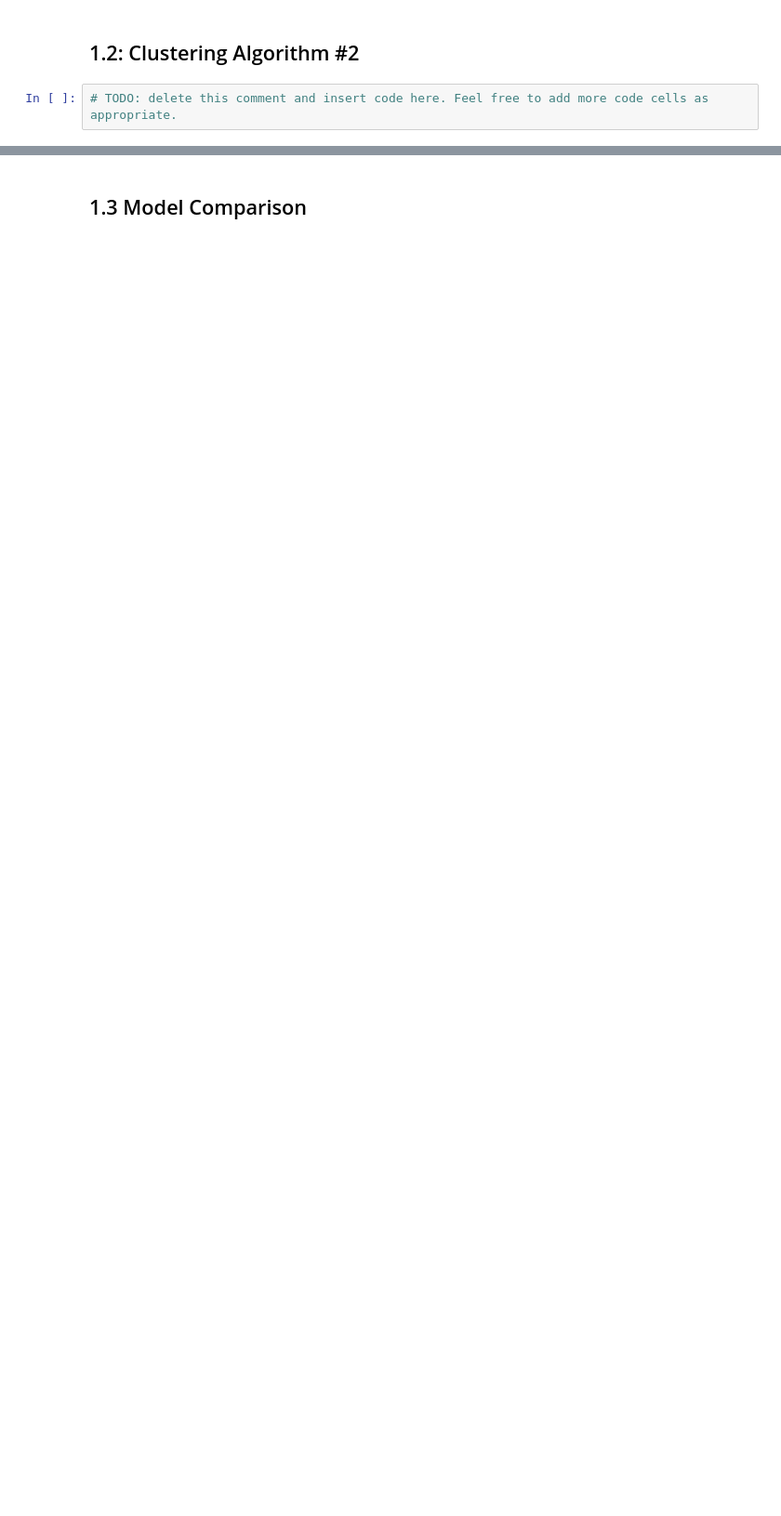
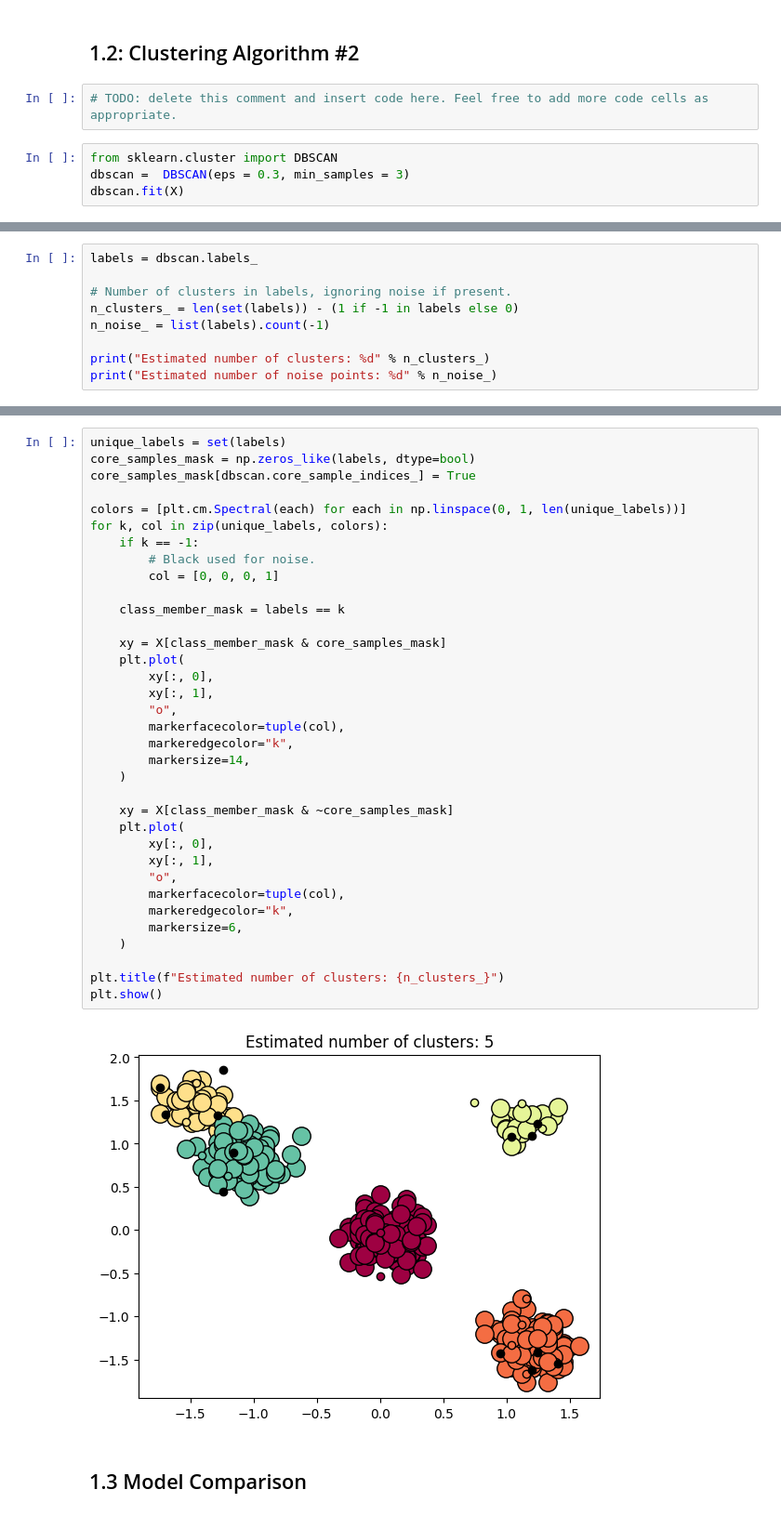
Before and after one commit to benoj67/Data-Analyst, a Jupyter notebook: MMA869/Individual Assignment/2024_869_BenojDonbosco.ipynb, the cells around one changed output, grey strips where cells are left out. Shown: that part at 93% size. Cells and saved outputs as stored; diff of their text form; blank space fills up the shorter version.

```diff
--- a/MMA869/Individual Assignment/2024_869_BenojDonbosco.ipynb
+++ b/MMA869/Individual Assignment/2024_869_BenojDonbosco.ipynb
@@ -193,3 +200,7 @@ No artists with labels found to put in legend.  Note that artists whose label st
 ## 1.2: Clustering Algorithm #2
 # %%
 # TODO: delete this comment and insert code here. Feel free to add more code cells as appropriate.
+# %%
+from sklearn.cluster import DBSCAN
+dbscan =  DBSCAN(eps = 0.3, min_samples = 3)
+dbscan.fit(X)
@@ -195,0 +229,9 @@ No artists with labels found to put in legend.  Note that artists whose label st
+# %%
+labels = dbscan.labels_
+
+# Number of clusters in labels, ignoring noise if present.
+n_clusters_ = len(set(labels)) - (1 if -1 in labels else 0)
+n_noise_ = list(labels).count(-1)
+
+print("Estimated number of clusters: %d" % n_clusters_)
+print("Estimated number of noise points: %d" % n_noise_)
@@ -196,2 +241,39 @@ No artists with labels found to put in legend.  Note that artists whose label st
+# %%
+unique_labels = set(labels)
+core_samples_mask = np.zeros_like(labels, dtype=bool)
+core_samples_mask[dbscan.core_sample_indices_] = True
+
+colors = [plt.cm.Spectral(each) for each in np.linspace(0, 1, len(unique_labels))]
+for k, col in zip(unique_labels, colors):
+    if k == -1:
+        # Black used for noise.
+        col = [0, 0, 0, 1]
+
+    class_member_mask = labels == k
+
+    xy = X[class_member_mask & core_samples_mask]
+    plt.plot(
+        xy[:, 0],
+        xy[:, 1],
+        "o",
+        markerfacecolor=tuple(col),
+        markeredgecolor="k",
+        markersize=14,
+    )
+
+    xy = X[class_member_mask & ~core_samples_mask]
+    plt.plot(
+        xy[:, 0],
+        xy[:, 1],
+        "o",
+        markerfacecolor=tuple(col),
+        markeredgecolor="k",
+        markersize=6,
+    )
+
+plt.title(f"Estimated number of clusters: {n_clusters_}")
+plt.show()
+# %% [output]
+[figure, added]
 # %% [markdown]
 ## 1.3 Model Comparison
```
Also changed, not shown: parts of 49 cells of this notebook.
